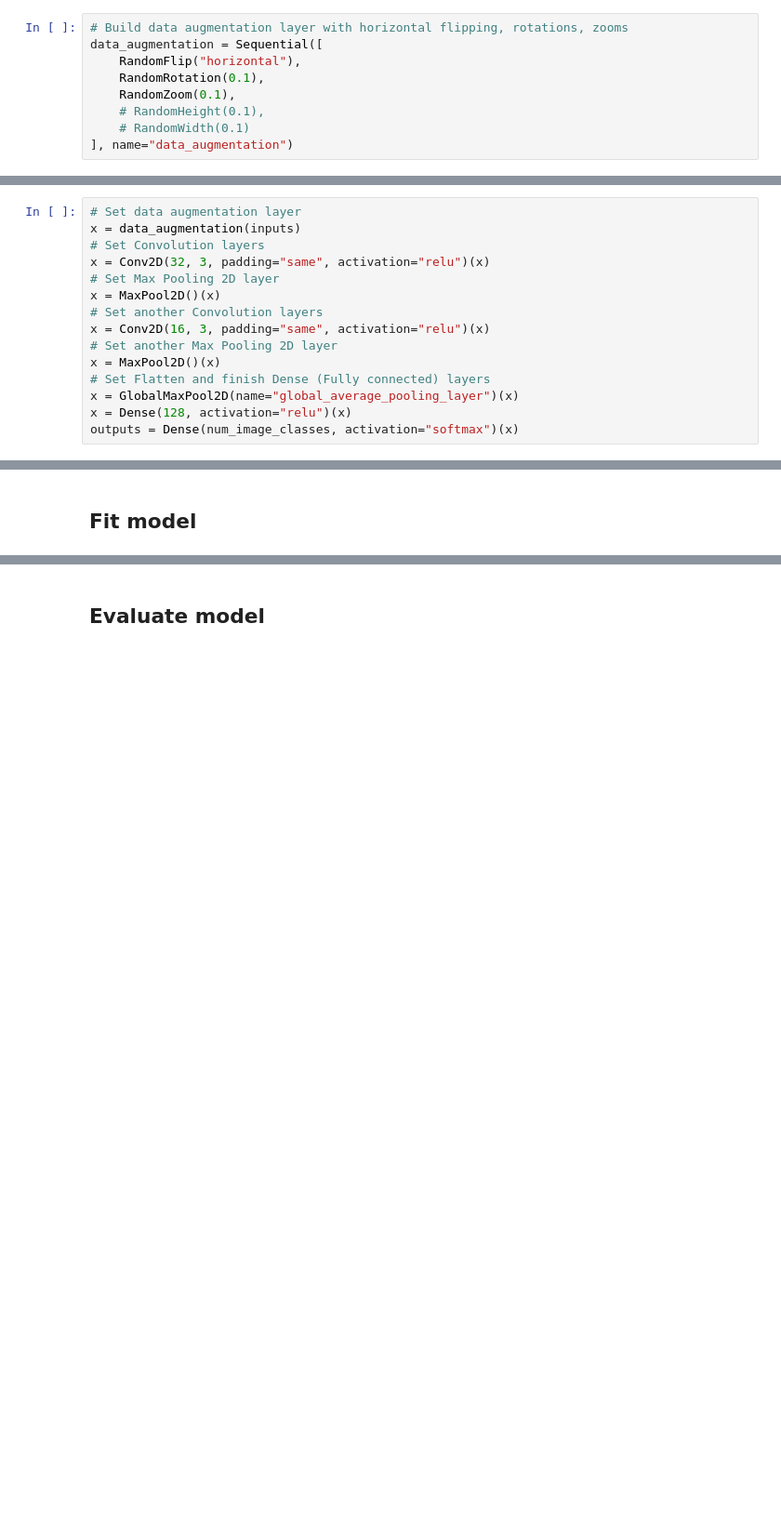
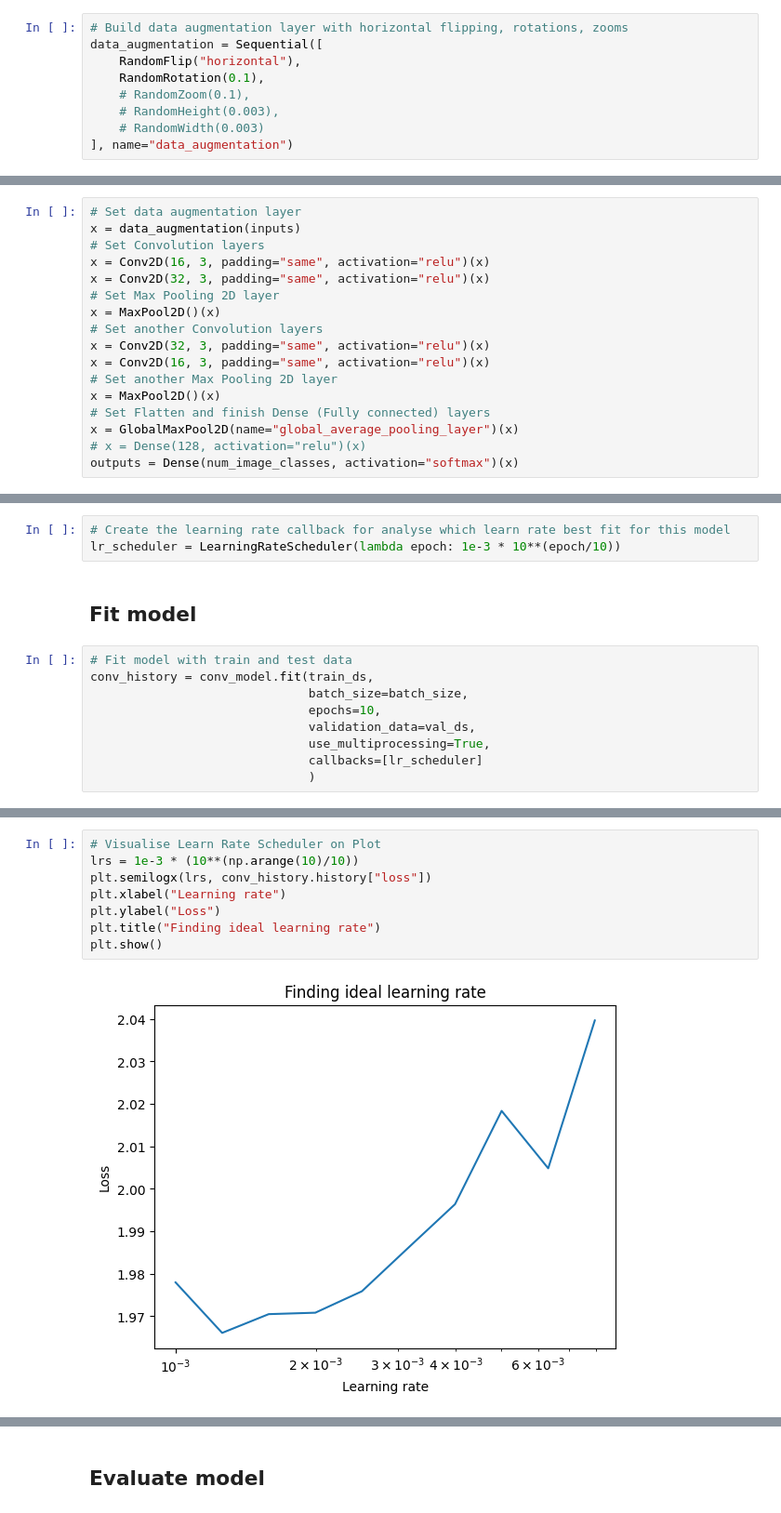
Before and after one commit to lytmercy/data_analysis_labs, a Jupyter notebook: lab_3.ipynb, the cells around one changed output, grey strips where cells are left out. Shown: that part at 93% size. Saved outputs shown, nothing was run; the diff lists cells and outputs as text; blank space fills up the shorter version.

```diff
--- a/lab_3.ipynb
+++ b/lab_3.ipynb
@@ -538,9 +571,9 @@ test_ds = prepare_ds(test_ds)
 data_augmentation = Sequential([
     RandomFlip("horizontal"),
     RandomRotation(0.1),
-    RandomZoom(0.1),
-    # RandomHeight(0.1),
-    # RandomWidth(0.1)
+    # RandomZoom(0.1),
+    # RandomHeight(0.003),
+    # RandomWidth(0.003)
 ], name="data_augmentation")
 # %%
 # Set Input layer for input data
@@ -555,16 +588,18 @@ image shape = (224, 224, 3)
 # Set data augmentation layer
 x = data_augmentation(inputs)
 # Set Convolution layers
+x = Conv2D(16, 3, padding="same", activation="relu")(x)
 x = Conv2D(32, 3, padding="same", activation="relu")(x)
 # Set Max Pooling 2D layer
 x = MaxPool2D()(x)
 # Set another Convolution layers
+x = Conv2D(32, 3, padding="same", activation="relu")(x)
 x = Conv2D(16, 3, padding="same", activation="relu")(x)
 # Set another Max Pooling 2D layer
 x = MaxPool2D()(x)
 # Set Flatten and finish Dense (Fully connected) layers
 x = GlobalMaxPool2D(name="global_average_pooling_layer")(x)
-x = Dense(128, activation="relu")(x)
+# x = Dense(128, activation="relu")(x)
 outputs = Dense(num_image_classes, activation="softmax")(x)
 # %% [output]
 WARNING:tensorflow:Using a while_loop for converting RngReadAndSkip cause there is no registered converter for this op.
@@ -596,2 +631,14 @@ model_compile(conv_model, CategoricalCrossentropy(), learn_rate=0.005)
+# %%
+# Create the learning rate callback for analyse which learn rate best fit for this model
+lr_scheduler = LearningRateScheduler(lambda epoch: 1e-3 * 10**(epoch/10))
 # %% [markdown]
 ## Fit model
+# %%
+# Fit model with train and test data
+conv_history = conv_model.fit(train_ds,
+                              batch_size=batch_size,
+                              epochs=10,
+                              validation_data=val_ds,
+                              use_multiprocessing=True,
+                              callbacks=[lr_scheduler]
+                              )
@@ -597,0 +666,10 @@ model_compile(conv_model, CategoricalCrossentropy(), learn_rate=0.005)
+# %%
+# Visualise Learn Rate Scheduler on Plot
+lrs = 1e-3 * (10**(np.arange(10)/10))
+plt.semilogx(lrs, conv_history.history["loss"])
+plt.xlabel("Learning rate")
+plt.ylabel("Loss")
+plt.title("Finding ideal learning rate")
+plt.show()
+# %% [output]
+[figure, added]
```
Also changed, not shown: parts of 12 cells of this notebook.
